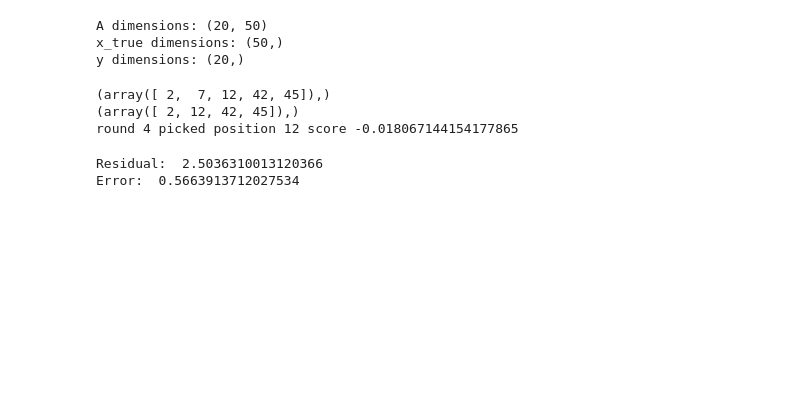
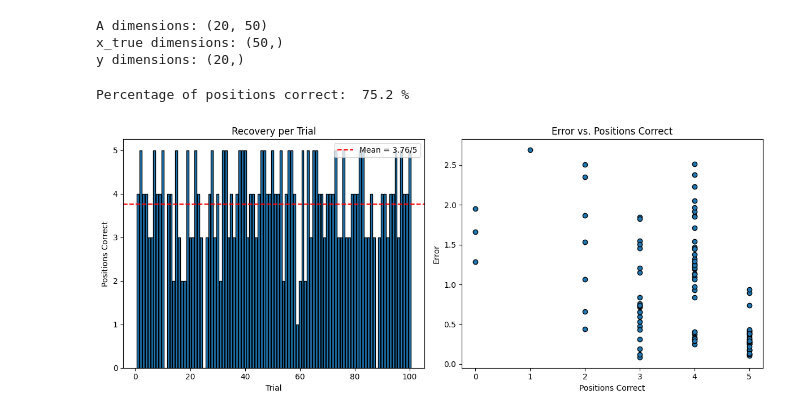
Before and after one commit to premNatarajanDataScience/sparse-recovery-from-scratch, a Jupyter notebook: sparse_recovery.ipynb, the cells around one changed output. Cells and saved outputs as stored; diff of their text form; code cells hidden in the pictures; blank space fills up the shorter version.

Commit message:
Added trial simulations and corresponding graphs to show Recovery per Trial and Error vs Positions Correct.

```diff
--- a/sparse_recovery.ipynb
+++ b/sparse_recovery.ipynb
@@ -55,17 +55,3 @@ for w in range(k):
   c = (residual @ A[:, best_position]) / (A[:, best_position] @ A[:, best_position])
   x_hat[best_position] = c
   residual = y - (A @ x_hat)
-# %%
-print(np.nonzero(x_true))
-print(np.nonzero(x_hat))
-print("round", w, "picked position", best_position, "score", c)
-# %% [output]
-(array([ 2,  7, 12, 42, 45]),)
-(array([ 2, 12, 42, 45]),)
-round 4 picked position 12 score -0.018067144154177865
-# %%
-print("Residual: ", np.linalg.norm(residual))
-print("Error: ", np.linalg.norm(x_hat - x_true))
-# %% [output]
-Residual:  2.5036310013120366
-Error:  0.5663913712027534
@@ -71,0 +99,36 @@ Error:  0.5663913712027534
+# %%
+num_trials = 100
+correct_list, residual_list, error_list = [], [], []
+for trial in range(num_trials):
+  correct, residual, error = run_trial(n,m,k)
+  correct_list.append(correct)
+  residual_list.append(residual)
+  error_list.append(error)
+
+print("Percentage of positions correct: ", (((sum(correct_list)/num_trials)/k)*100), "%")
+# %% [output]
+Percentage of positions correct:  75.2 %
+# %%
+plot_trials = list(range(1, num_trials + 1))
+
+fig, axes = plt.subplots(1, 2, figsize=(12, 5))
+
+# Plot 1: Positions Correct for 100 Trials
+axes[0].bar(plot_trials, correct_list, edgecolor="black")
+axes[0].axhline(sum(correct_list)/num_trials, color="red", linestyle="--",
+                label=f"Mean = {sum(correct_list)/num_trials:.2f}/{k}")
+axes[0].set_xlabel("Trial")
+axes[0].set_ylabel("Positions Correct")
+axes[0].set_title("Recovery per Trial")
+axes[0].legend()
+
+# Plot 2: Error Given Positions Correct
+axes[1].scatter(correct_list, error_list, edgecolor="black")
+axes[1].set_xlabel("Positions Correct")
+axes[1].set_ylabel("Error")
+axes[1].set_title("Error vs. Positions Correct")
+
+plt.tight_layout()
+plt.show()
+# %% [output]
+[figure, added]
```
Also changed, not shown: parts of 1 cell of this notebook.
